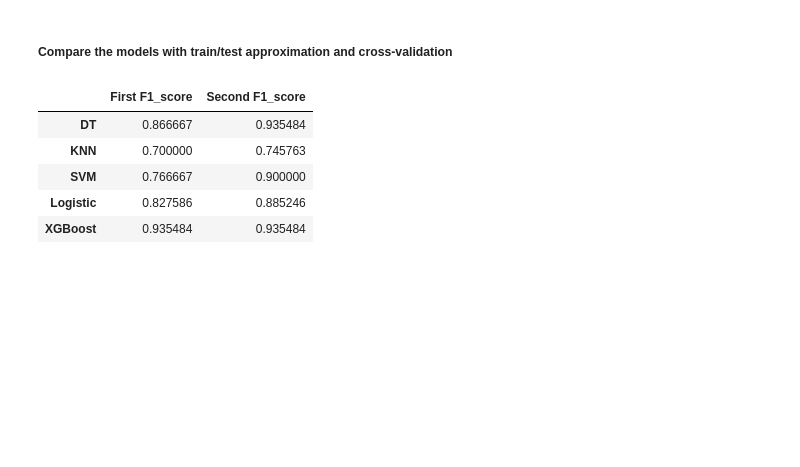
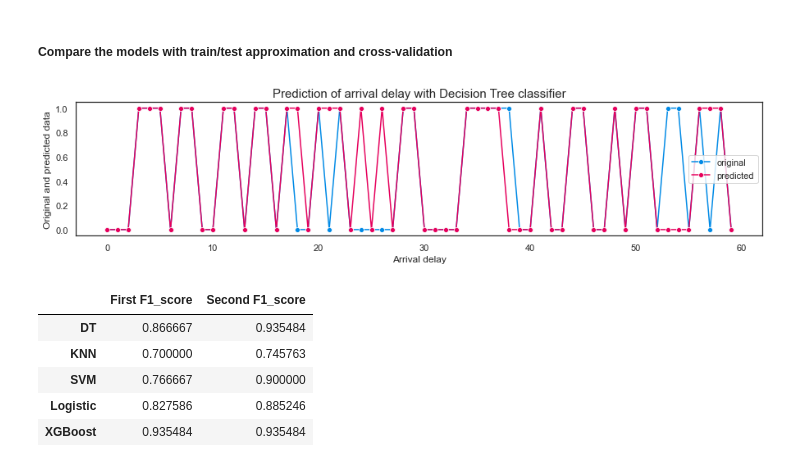
Before and after one commit to dominikapetru/supervisat_classificacio, a Jupyter notebook: Sprint13_T01.ipynb, the cells around one changed output. Saved outputs shown, nothing was run; the diff lists cells and outputs as text; code cells hidden in the pictures; blank space fills up the shorter version.

```diff
--- a/Sprint13_T01.ipynb
+++ b/Sprint13_T01.ipynb
@@ -414,6 +414,22 @@ y_pred10 = [round(value) for value in predictions]
 ### Exercise 4
 # %% [markdown]
 ##### Compare the models with train/test approximation and cross-validation
+# %%
+#compare values from test and predict
+y1 = y_test.reset_index(drop=True)
+y2 = pd.Series(y_pred1)
+
+plt.figure(figsize =(15, 3))
+
+sns.lineplot(data=y1, color='#008ae6',label='original', marker='o')
+sns.lineplot(data=y2, color='#e6005c',label='predicted', marker='o')
+plt.title("Prediction of arrival delay with Decision Tree classifier",fontsize=15)
+plt.xlabel("Arrival delay",fontsize=12)
+plt.ylabel("Original and predicted data",fontsize=12)
+
+plt.show()
+# %% [output]
+[figure, added]
 # %%
 #comparing f1_scores
 f6 = f1_score(y_test, y_pred6)
```
Also changed, not shown: parts of 12 cells of this notebook.
